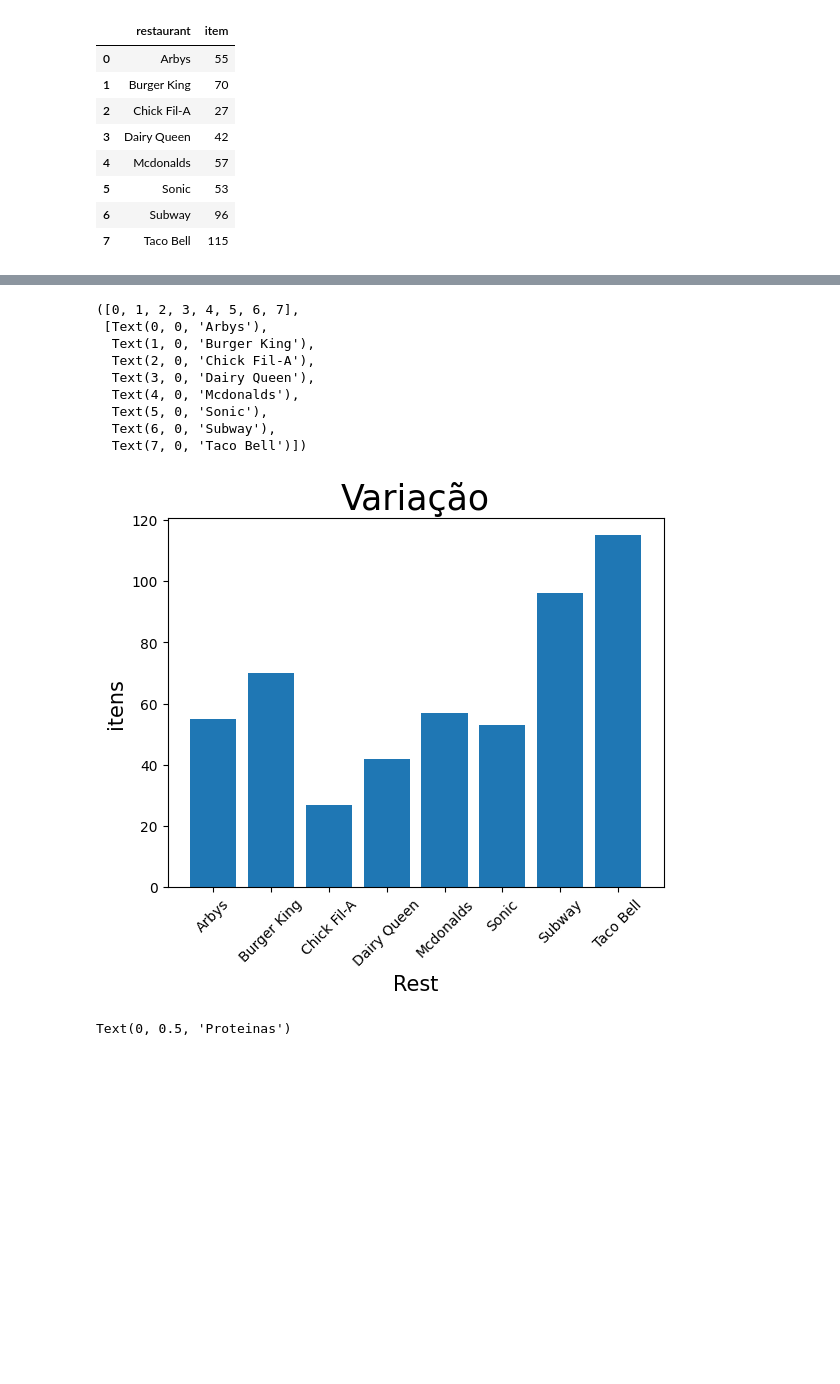
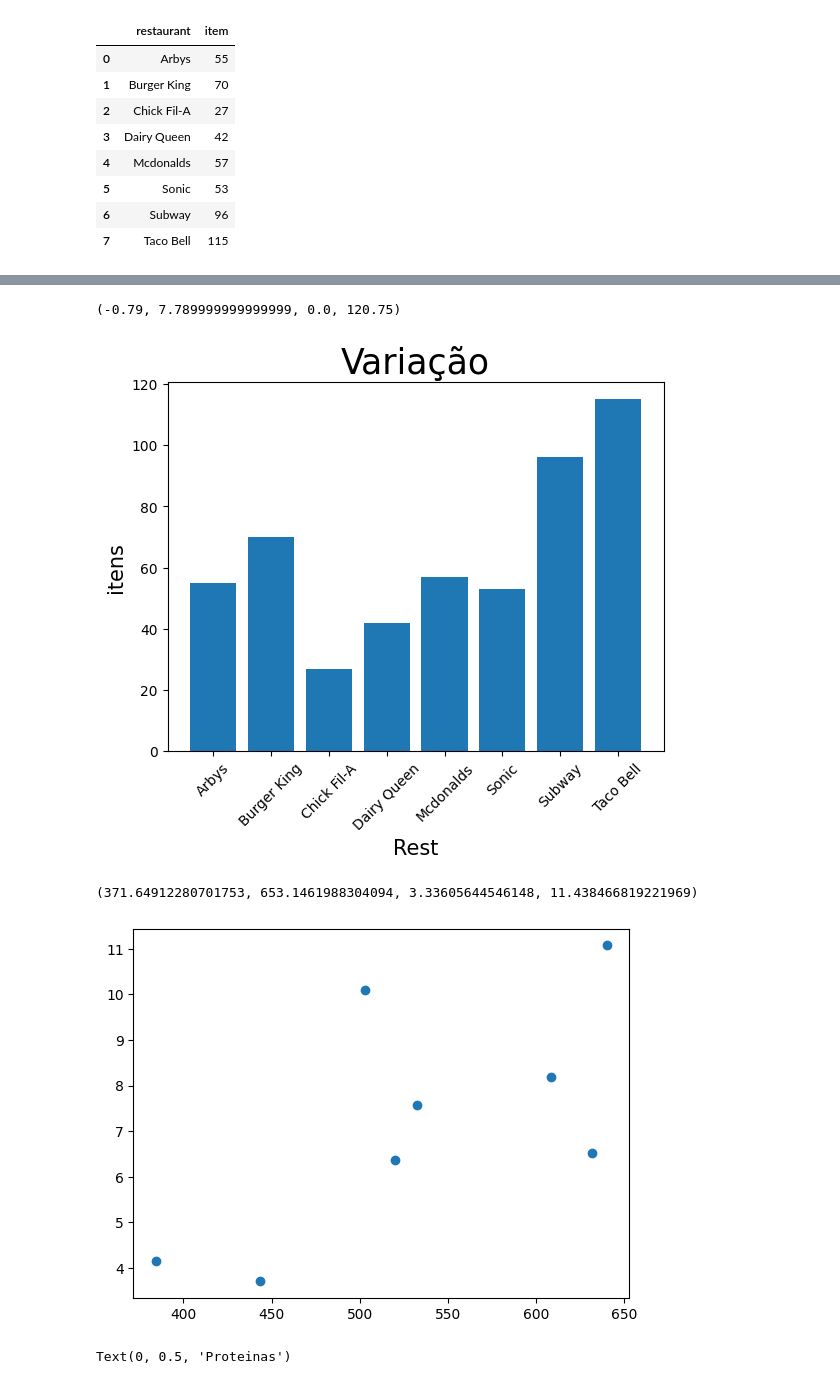
Before and after one commit to TgdaAlmeida/aula_coderhouse, a Jupyter notebook: CURSO_CODER/Aula11.ipynb, the cells around one changed output, grey strips where cells are left out. Drawn from its saved outputs; the diff is of its cells as text; code cells hidden in the pictures; blank space fills up the shorter version.

```diff
--- a/CURSO_CODER/Aula11.ipynb
+++ b/CURSO_CODER/Aula11.ipynb
@@ -127,17 +172,16 @@ plt.title('Variação', size= 25)
 plt.xlabel('Rest',size= 15)
 plt.ylabel('itens', size= 15)
 plt.xticks(rotation= 45) # rotaciona os nomes da linha x pra melhorar a visualização
+plt.axis('auto')
 # %% [output]
-([0, 1, 2, 3, 4, 5, 6, 7],
- [Text(0, 0, 'Arbys'),
-  Text(1, 0, 'Burger King'),
-  Text(2, 0, 'Chick Fil-A'),
-  Text(3, 0, 'Dairy Queen'),
-  Text(4, 0, 'Mcdonalds'),
-  Text(5, 0, 'Sonic'),
-  Text(6, 0, 'Subway'),
-  Text(7, 0, 'Taco Bell')])
+(-0.79, 7.789999999999999, 0.0, 120.75)
 [figure]
+# %%
+plt.scatter(df3['calories'],df3['sugar'])
+plt.axis('auto')
+# %% [output]
+(371.64912280701753, 653.1461988304094, 3.33605644546148, 11.438466819221969)
+[figure, added]
 # %%
 plt.scatter(df['calories'], df['protein'],color="g")
 plt.title('Cal x Prot')
```
Also changed, not shown: parts of 13 cells of this notebook, 4 other files.
